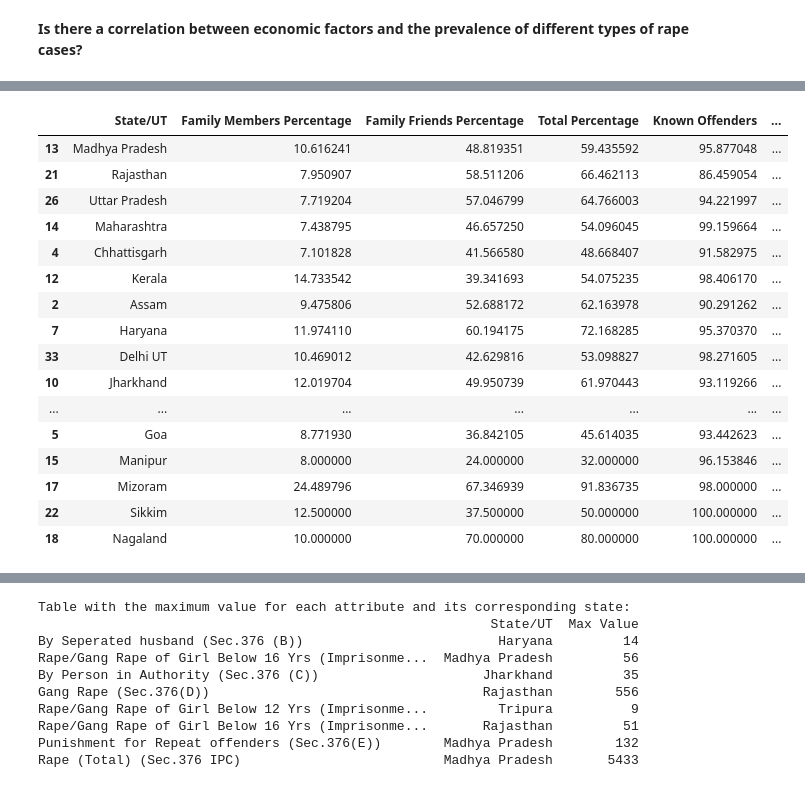
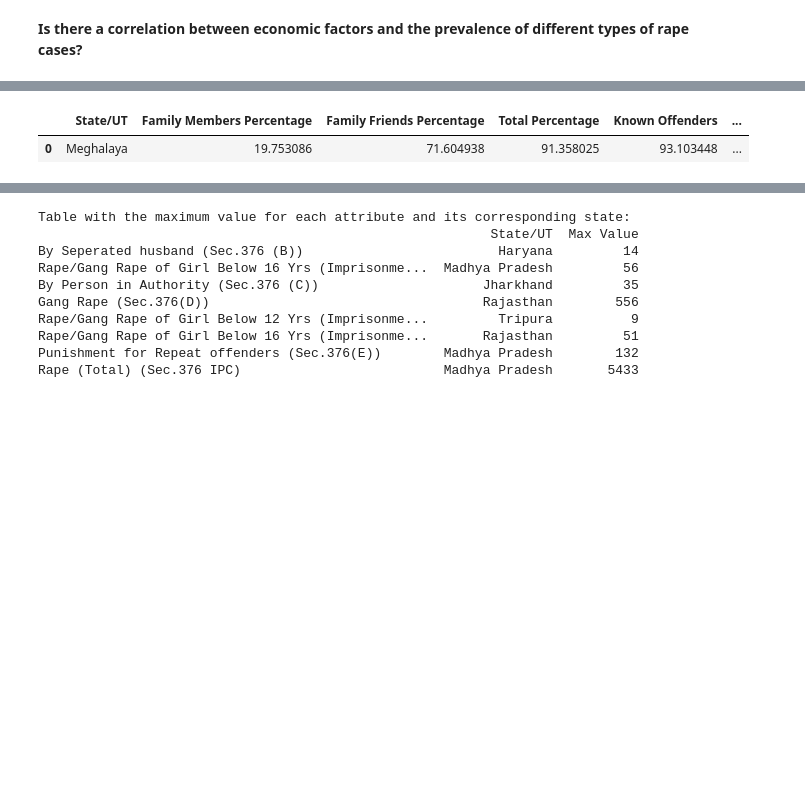
Before and after one commit to RajeevG187/Breaking-The-Scilence, a Jupyter notebook: DS250_project_EDA.ipynb, the cells around one changed output, grey strips where cells are left out. Drawn from its saved outputs; the diff is of its cells as text; code cells hidden in the pictures; blank space fills up the shorter version.

```diff
--- a/DS250_project_EDA.ipynb
+++ b/DS250_project_EDA.ipynb
@@ -667,24 +485,8 @@ economy_data["State/UT"].tolist()
 # %%
 percentage_data.merge(economy_data, on='State/UT')
-percentage_data
 # %% [output]
 |  | State/UT | Family Members Percentage | Family Friends Percentage | Total Percentage | Known Offenders | ... |
-| 13 | Madhya Pradesh | 10.616241 | 48.819351 | 59.435592 | 95.877048 | ... |
-| 21 | Rajasthan | 7.950907 | 58.511206 | 66.462113 | 86.459054 | ... |
-| 26 | Uttar Pradesh | 7.719204 | 57.046799 | 64.766003 | 94.221997 | ... |
-| 14 | Maharashtra | 7.438795 | 46.657250 | 54.096045 | 99.159664 | ... |
-| 4 | Chhattisgarh | 7.101828 | 41.566580 | 48.668407 | 91.582975 | ... |
-| 12 | Kerala | 14.733542 | 39.341693 | 54.075235 | 98.406170 | ... |
-| 2 | Assam | 9.475806 | 52.688172 | 62.163978 | 90.291262 | ... |
-| 7 | Haryana | 11.974110 | 60.194175 | 72.168285 | 95.370370 | ... |
-| 33 | Delhi UT | 10.469012 | 42.629816 | 53.098827 | 98.271605 | ... |
-| 10 | Jharkhand | 12.019704 | 49.950739 | 61.970443 | 93.119266 | ... |
-| ... | ... | ... | ... | ... | ... | ... |
-| 5 | Goa | 8.771930 | 36.842105 | 45.614035 | 93.442623 | ... |
-| 15 | Manipur | 8.000000 | 24.000000 | 32.000000 | 96.153846 | ... |
-| 17 | Mizoram | 24.489796 | 67.346939 | 91.836735 | 98.000000 | ... |
-| 22 | Sikkim | 12.500000 | 37.500000 | 50.000000 | 100.000000 | ... |
-| 18 | Nagaland | 10.000000 | 70.000000 | 80.000000 | 100.000000 | ... |
+| 0 | Meghalaya | 19.753086 | 71.604938 | 91.358025 | 93.103448 | ... |
 # %%
 plt.figure(figsize=(12, 8))
 sns.scatterplot(x='Total Percentage', y='GDP per capita ($)', hue='Region', data=percentage_data.merge(economy_data, on='State/UT'), palette='viridis', s=100)
```
Also changed, not shown: parts of 86 cells of this notebook.
